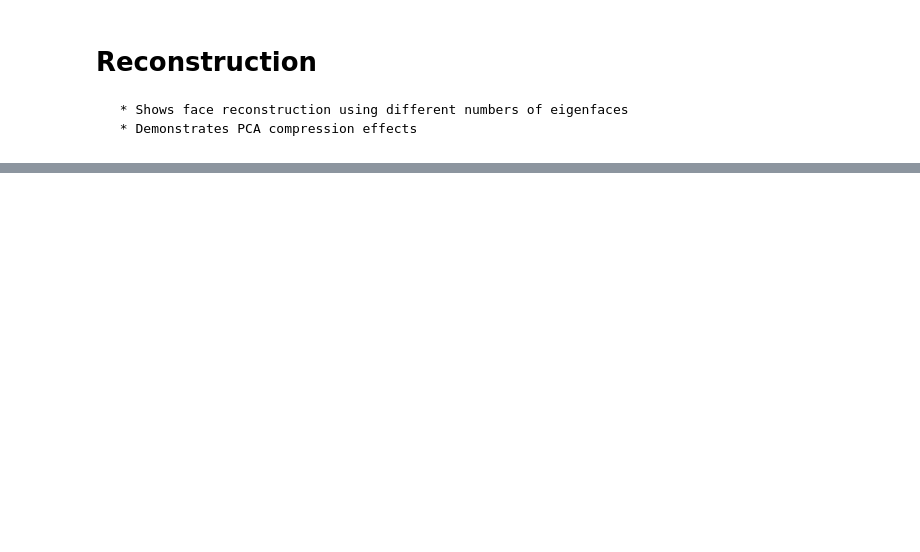
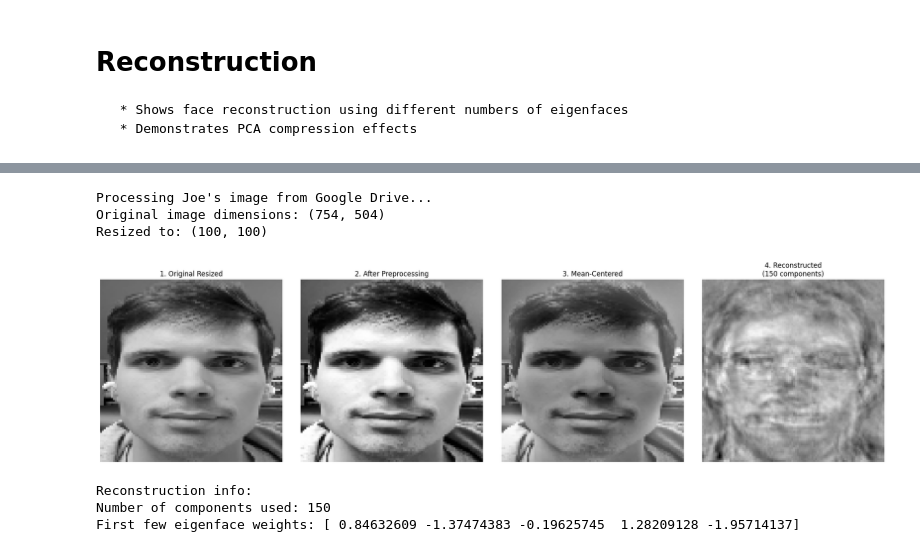
Before and after one commit to Joe-Johnson-23/Eigenfaces, a Jupyter notebook: eigenfaces.ipynb, the cells around one changed output, grey strips where cells are left out. Cells and saved outputs as stored; diff of their text form; code cells hidden in the pictures; blank space fills up the shorter version.

```diff
--- a/eigenfaces.ipynb
+++ b/eigenfaces.ipynb
@@ -1009,0 +1237,72 @@ s24: (17.1, 18.7, 19.9)
+# %%
+
+
+def process_single_image(image_path, pca, mean_face, img_size=(100, 100)):
+    """
+    Process a single image and show its eigenface reconstruction
+    """
+    # Load and show original dimensions
+    img = cv2.imread(image_path, cv2.IMREAD_GRAYSCALE)
+    if img is None:
+        print(f"Error loading image: {image_path}")
+        return
+
+    print(f"Original image dimensions: {img.shape}")
+
+    # Resize and preprocess
+    img = cv2.resize(img, img_size)
+    print(f"Resized to: {img.shape}")
+
+    # Show intermediate steps
+    fig, axes = plt.subplots(1, 4, figsize=(20, 5))
+
+    # Original
+    axes[0].imshow(img, cmap='gray')
+    axes[0].set_title('1. Original Resized')
+    axes[0].axis('off')
+
+    # After preprocessing
+    img = preprocess_image(img)
+    axes[1].imshow(img, cmap='gray')
+    axes[1].set_title('2. After Preprocessing')
+    axes[1].axis('off')
+
+    # Flatten and center
+    img_flat = img.flatten()
+    img_centered = img_flat - mean_face
+    axes[2].imshow(img_centered.reshape(img_size), cmap='gray')
+    axes[2].set_title('3. Mean-Centered')
+    axes[2].axis('off')
+
+    # Transform and reconstruct
+    weights = pca.transform([img_centered])
+    reconstruction = mean_face + np.dot(weights, eigenfaces[:pca.n_components, :]).flatten()
+    axes[3].imshow(reconstruction.reshape(img_size), cmap='gray')
+    axes[3].set_title(f'4. Reconstructed\n({pca.n_components} components)')
+    axes[3].axis('off')
+
+    plt.tight_layout()
+    plt.show()
+
+    return weights, reconstruction
+
+
+# Process your own custom image from Google Drive
+folder_path_images = "/content/drive/My Drive/images"  # Path to your images folder
+joe_image_path = os.path.join(folder_path_images, "joe.jpg")
+
+print("\nProcessing Joe's image from Google Drive...")
+weights, reconstruction = process_single_image(joe_image_path, pca, mean_face)
+
+# Optional: Print additional information about the reconstruction
+print(f"\nReconstruction info:")
+print(f"Number of components used: {pca.n_components}")
+print(f"First few eigenface weights: {weights[0][:5]}")  # Show first 5 weights
+# %% [output]
+Processing Joe's image from Google Drive...
+Original image dimensions: (754, 504)
+Resized to: (100, 100)
+[figure, added]
+Reconstruction info:
+Number of components used: 150
+First few eigenface weights: [ 0.84632609 -1.37474383 -0.19625745  1.28209128 -1.95714137]
```
Also changed, not shown: parts of 10 cells of this notebook.
